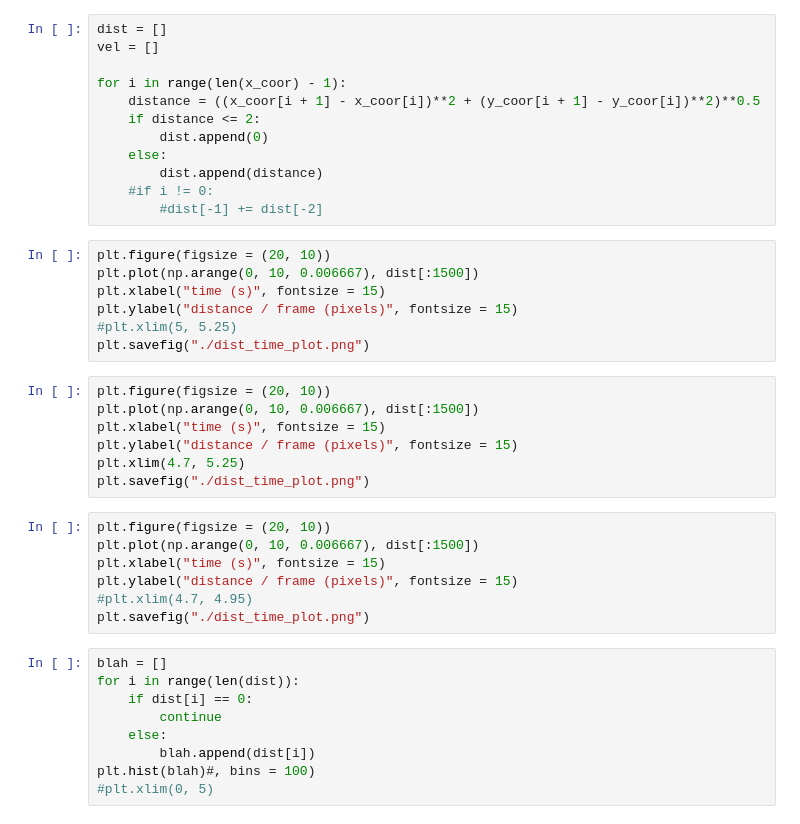
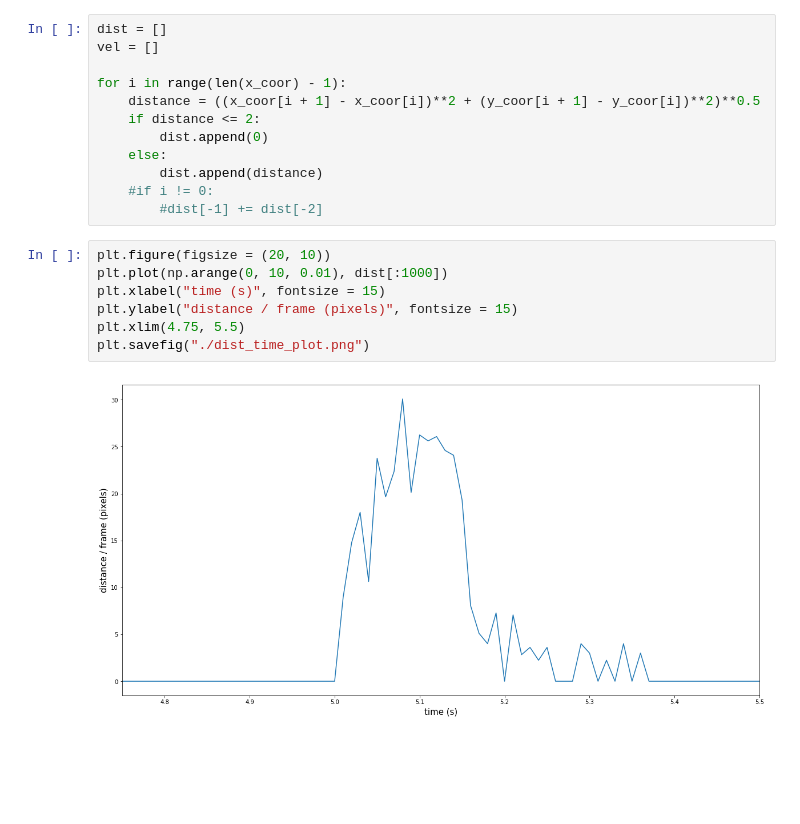
Before and after one commit to harshavardan/tracker, a Jupyter notebook: sawani/fish_tracking.ipynb, the cells around one changed output. Cells and saved outputs as stored; diff of their text form; blank space fills up the shorter version.

```diff
--- a/sawani/fish_tracking.ipynb
+++ b/sawani/fish_tracking.ipynb
@@ -135,34 +140,13 @@ for i in range(len(x_coor) - 1):
         #dist[-1] += dist[-2]
 # %%
 plt.figure(figsize = (20, 10))
-plt.plot(np.arange(0, 10, 0.006667), dist[:1500])
+plt.plot(np.arange(0, 10, 0.01), dist[:1000])
 plt.xlabel("time (s)", fontsize = 15)
 plt.ylabel("distance / frame (pixels)", fontsize = 15)
-#plt.xlim(5, 5.25)
+plt.xlim(4.75, 5.5)
 plt.savefig("./dist_time_plot.png")
+# %% [output]
+[figure, added]
-# %%
-plt.figure(figsize = (20, 10))
-plt.plot(np.arange(0, 10, 0.006667), dist[:1500])
-plt.xlabel("time (s)", fontsize = 15)
-plt.ylabel("distance / frame (pixels)", fontsize = 15)
-plt.xlim(4.7, 5.25)
-plt.savefig("./dist_time_plot.png")
-# %%
-plt.figure(figsize = (20, 10))
-plt.plot(np.arange(0, 10, 0.006667), dist[:1500])
-plt.xlabel("time (s)", fontsize = 15)
-plt.ylabel("distance / frame (pixels)", fontsize = 15)
-#plt.xlim(4.7, 4.95)
-plt.savefig("./dist_time_plot.png")
-# %%
-blah = []
-for i in range(len(dist)):
-    if dist[i] == 0:
-        continue
-    else:
-        blah.append(dist[i])
-plt.hist(blah)#, bins = 100)
-#plt.xlim(0, 5)
 # %%
 plt.figure(figsize = (20, 10))
 plt.plot(dist[:])
```
Also changed, not shown: parts of 7 cells of this notebook, 3 other files.
